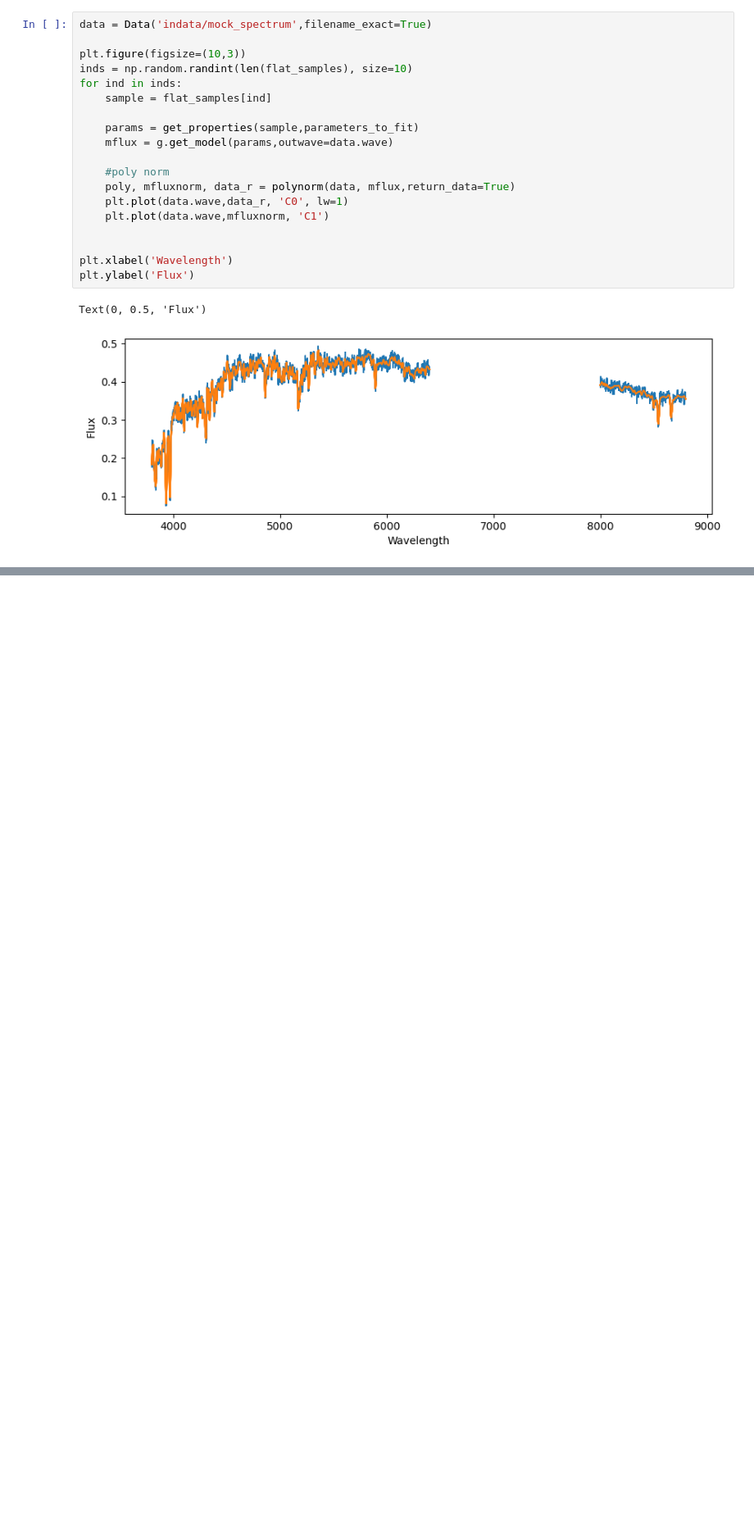
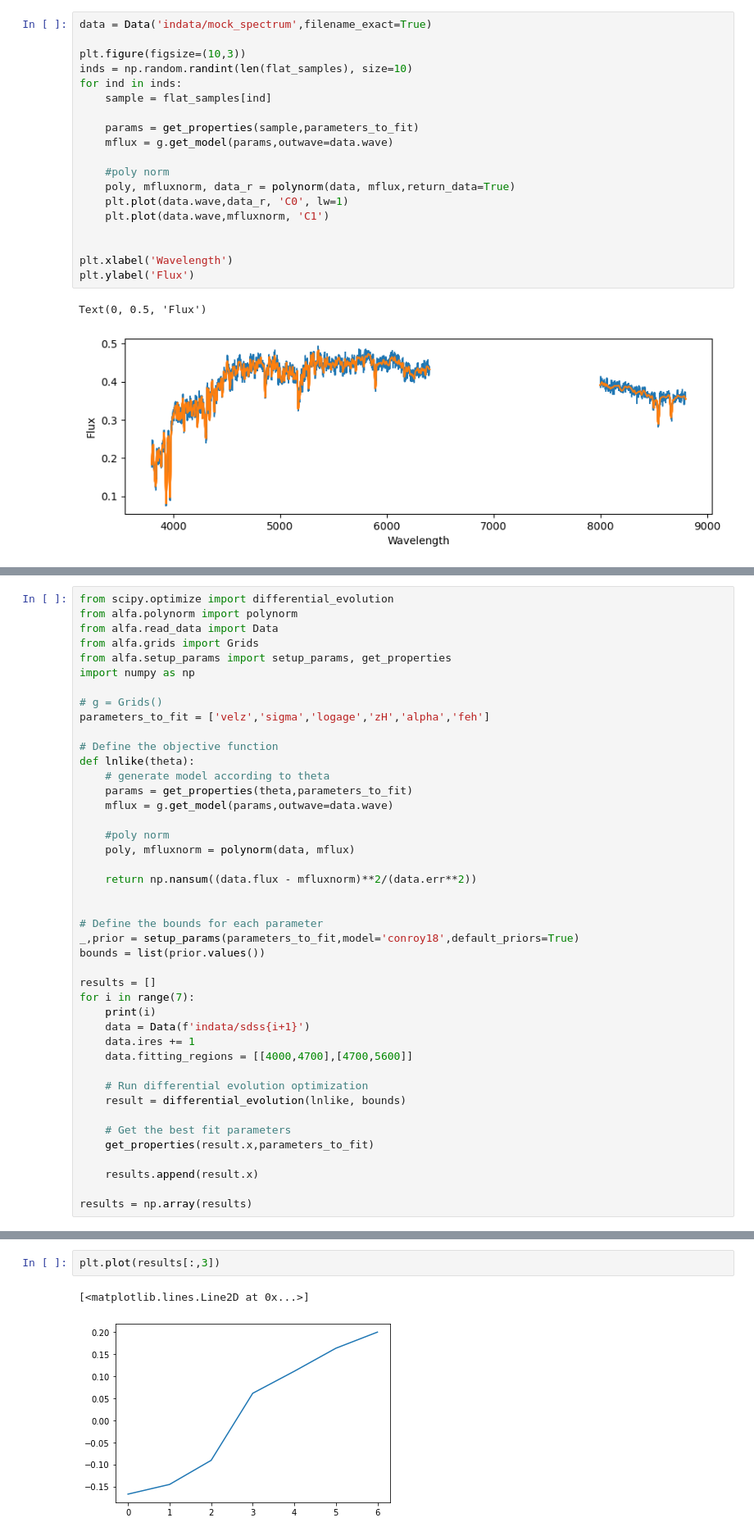
Before and after one commit to alizabeverage/alfalpha, a Jupyter notebook: mock-recovery.ipynb, the cells around one changed output, grey strips where cells are left out. Shown at 82% size. Saved outputs shown, nothing was run; the diff lists cells and outputs as text; blank space fills up the shorter version.

```diff
--- a/mock-recovery.ipynb
+++ b/mock-recovery.ipynb
@@ -176,0 +260,43 @@ Text(0, 0.5, 'Flux')
+# %%
+from scipy.optimize import differential_evolution
+from alfa.polynorm import polynorm
+from alfa.read_data import Data
+from alfa.grids import Grids
+from alfa.setup_params import setup_params, get_properties
+import numpy as np
+
+# g = Grids()
+parameters_to_fit = ['velz','sigma','logage','zH','alpha','feh']
+
+# Define the objective function
+def lnlike(theta):
+    # generate model according to theta
+    params = get_properties(theta,parameters_to_fit)
+    mflux = g.get_model(params,outwave=data.wave)
+
+    #poly norm
+    poly, mfluxnorm = polynorm(data, mflux)
+
+    return np.nansum((data.flux - mfluxnorm)**2/(data.err**2))
+
+
+# Define the bounds for each parameter
+_,prior = setup_params(parameters_to_fit,model='conroy18',default_priors=True)
+bounds = list(prior.values())
+
+results = []
+for i in range(7):
+    print(i)
+    data = Data(f'indata/sdss{i+1}')
+    data.ires += 1
+    data.fitting_regions = [[4000,4700],[4700,5600]]
+
+    # Run differential evolution optimization
+    result = differential_evolution(lnlike, bounds)
+
+    # Get the best fit parameters
+    get_properties(result.x,parameters_to_fit)
+
+    results.append(result.x)
+
+results = np.array(results)
@@ -176,0 +328,5 @@ Text(0, 0.5, 'Flux')
+# %%
+plt.plot(results[:,3])
+# %% [output]
+[<matplotlib.lines.Line2D at 0x...>]
+[figure, added]
```
Also changed, not shown: parts of 9 cells of this notebook, 2 other files.
